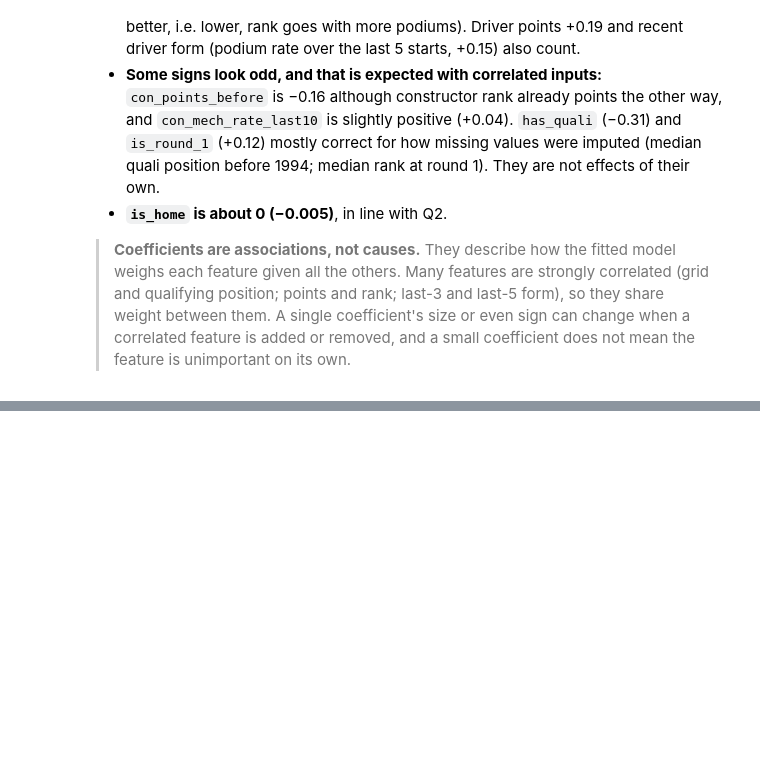
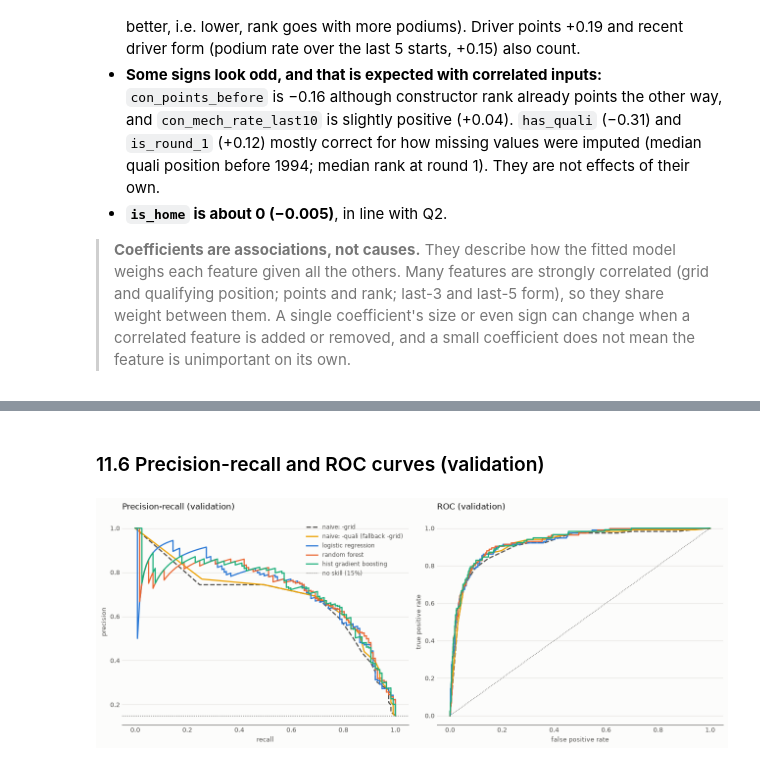
Before and after one commit to YShimy/f1-podium, a Jupyter notebook: notebooks/milestone1.ipynb, the cells around one changed output, grey strips where cells are left out. Drawn from its saved outputs; the diff is of its cells as text; code cells hidden in the pictures; blank space fills up the shorter version.

```diff
--- a/notebooks/milestone1.ipynb
+++ b/notebooks/milestone1.ipynb
@@ -3199,0 +3284,6 @@ intercept: -3.33 | iterations: 23
+# %%
+hgb_table, hgb_best = ev.tune_on_validation("hist gradient boosting", mdl.hist_gradient_boosting,
+                                            config.HGB_GRID, meta, X, y)
+print(f"validation base rate (PR-AUC chance level): {val_base:.3f}")
+print("chosen:", hgb_best)
+show_grid(hgb_table)
@@ -3199,0 +3438,12 @@ intercept: -3.33 | iterations: 23
+# %%
+ref_grid, ref_lr = "naive: -grid", "logistic regression"
+val_idx = ev.split_rows(meta, "validation")
+pairs = [(m, ref_grid) for m in final_models if m != ref_grid] +         [(m, ref_lr) for m in final_models if m not in (ref_grid, ref_lr)]
+boot = ev.paired_race_bootstrap(y.loc[val_idx].to_numpy(), val_scores, meta.loc[val_idx, "raceId"].to_numpy(), pairs,
+                                B=config.BOOTSTRAP_B, seed=config.RANDOM_SEED)
+boot["interval excludes 0"] = (boot["ci_low"] > 0) | (boot["ci_high"] < 0)
+display(boot.set_index(["versus", "model"])[["pr_auc_diff", "ci_low", "ci_high", "share_a_better",
+                                              "interval excludes 0"]]
+        .style.format({"pr_auc_diff": "{:+.3f}", "ci_low": "{:+.3f}", "ci_high": "{:+.3f}",
+                       "share_a_better": "{:.1%}"}))
+print("resamples:", int(boot["B"].iloc[0]), "| skipped (single class):", int(boot["skipped"].iloc[0]))
@@ -3199,0 +3473,25 @@ intercept: -3.33 | iterations: 23
+# %% [markdown]
+### 11.6 Precision-recall and ROC curves (validation)
+# %%
+colors = {"naive: -grid": plots.INK_MUTED, "naive: -quali (fallback -grid)": plots.SERIES[3],
+          "logistic regression": plots.SERIES[0], "random forest": plots.SERIES[1],
+          "hist gradient boosting": plots.SERIES[2]}
+yv = y.loc[val_idx].to_numpy()
+fig, axes = plt.subplots(1, 2, figsize=(13, 5.2), facecolor=plots.SURFACE)
+for ax in axes:
+    ax.set_facecolor(plots.SURFACE)
+for model_name, s in val_scores.items():
+    p_, r_, _ = precision_recall_curve(yv, s)
+    f_, t_, _ = roc_curve(yv, s)
+    style = "--" if model_name == "naive: -grid" else "-"
+    axes[0].plot(r_, p_, style, color=colors[model_name], linewidth=1.8, label=model_name)
+    axes[1].plot(f_, t_, style, color=colors[model_name], linewidth=1.8, label=model_name)
+axes[0].axhline(val_base, color=plots.INK_MUTED, linewidth=1, linestyle=":", label=f"no skill ({val_base:.0%})")
+axes[1].plot([0, 1], [0, 1], color=plots.INK_MUTED, linewidth=1, linestyle=":")
+plots.style_axes(axes[0], "Precision-recall (validation)", xlabel="recall", ylabel="precision")
+plots.style_axes(axes[1], "ROC (validation)", xlabel="false positive rate", ylabel="true positive rate")
+axes[0].legend(frameon=False, fontsize=8.5, labelcolor=plots.INK_MUTED, loc="upper right")
+fig.tight_layout()
+plt.show()
+# %% [output]
+[figure, added]
```
Also changed, not shown: parts of 18 cells of this notebook, 3 other files.
